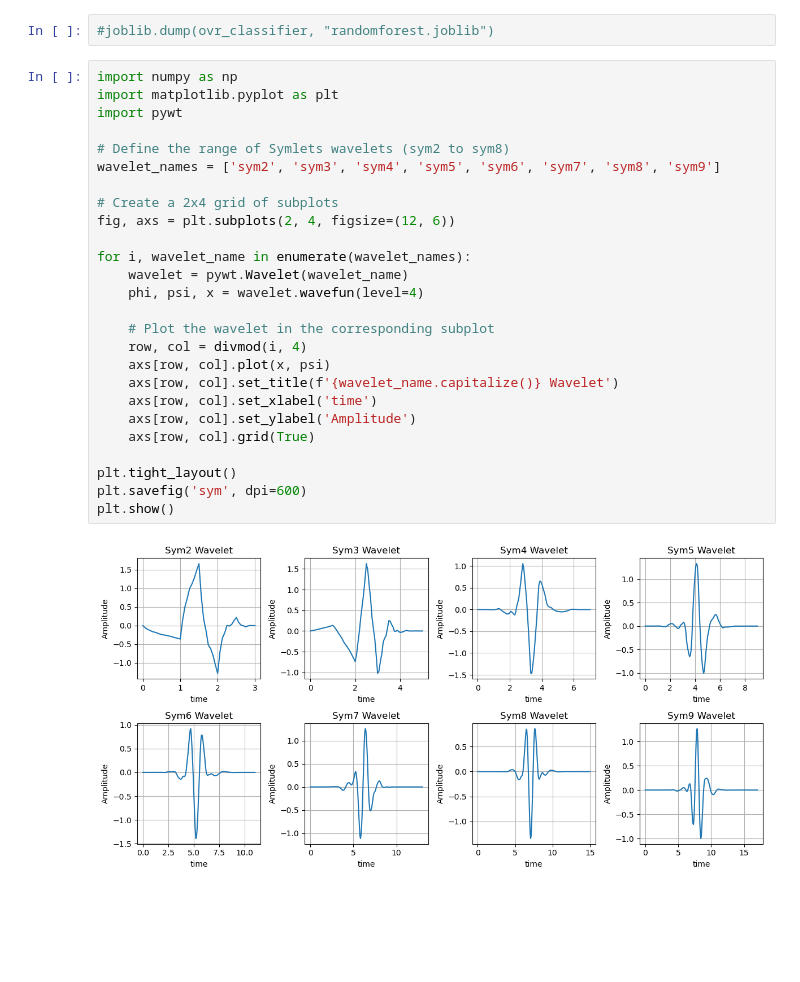
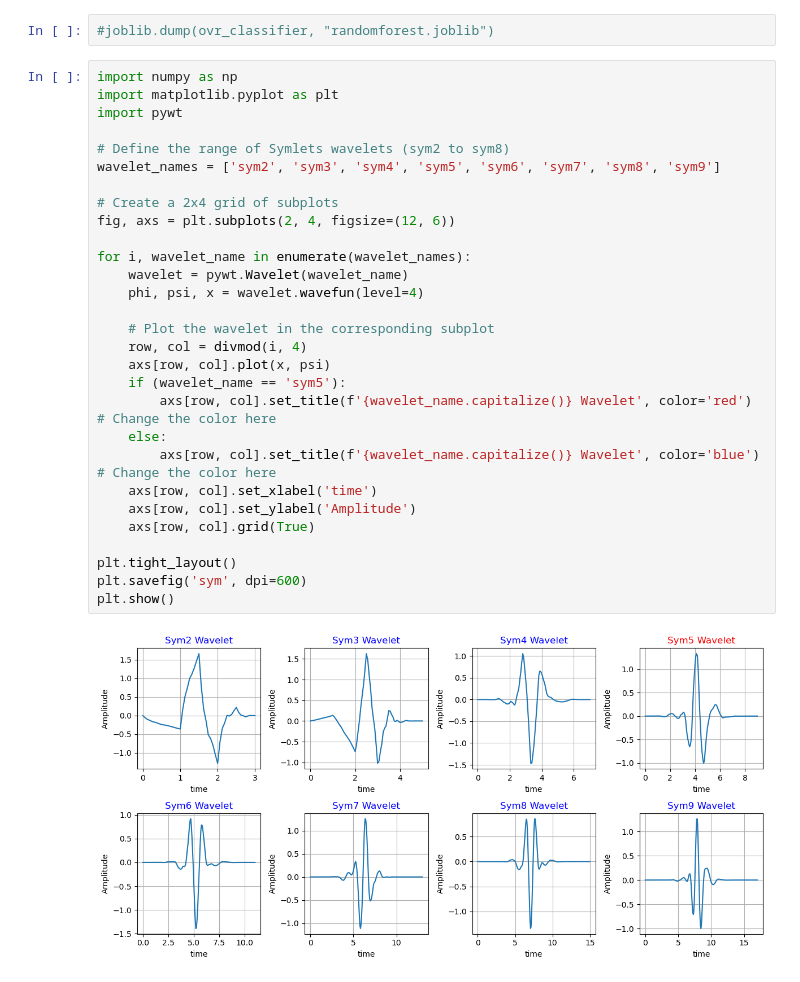
Before and after one commit to HasanFarhadi/Interictal_PNES_IGE_FOCAL_20s, a Jupyter notebook: Feature Extraction2.ipynb, the cells around one changed output. Drawn from its saved outputs; the diff is of its cells as text; blank space fills up the shorter version.

```diff
--- a/Feature Extraction2.ipynb
+++ b/Feature Extraction2.ipynb
@@ -441,28 +500,31 @@ plt.show()
 # %%
 import numpy as np
 import matplotlib.pyplot as plt
 import pywt
 
 # Define the range of Symlets wavelets (sym2 to sym8)
 wavelet_names = ['sym2', 'sym3', 'sym4', 'sym5', 'sym6', 'sym7', 'sym8', 'sym9']
 
 # Create a 2x4 grid of subplots
 fig, axs = plt.subplots(2, 4, figsize=(12, 6))
 
 for i, wavelet_name in enumerate(wavelet_names):
     wavelet = pywt.Wavelet(wavelet_name)
     phi, psi, x = wavelet.wavefun(level=4)
 
     # Plot the wavelet in the corresponding subplot
     row, col = divmod(i, 4)
     axs[row, col].plot(x, psi)
-    axs[row, col].set_title(f'{wavelet_name.capitalize()} Wavelet')
+    if (wavelet_name == 'sym5'):
+        axs[row, col].set_title(f'{wavelet_name.capitalize()} Wavelet', color='red')  # Change the color here
+    else:
+        axs[row, col].set_title(f'{wavelet_name.capitalize()} Wavelet', color='blue')  # Change the color here
     axs[row, col].set_xlabel('time')
     axs[row, col].set_ylabel('Amplitude')
     axs[row, col].grid(True)
 
 plt.tight_layout()
 plt.savefig('sym', dpi=600)
 plt.show()
 # %% [output]
-[figure, old version]
+[figure, new version]
```
Also changed, not shown: parts of 21 cells of this notebook.
